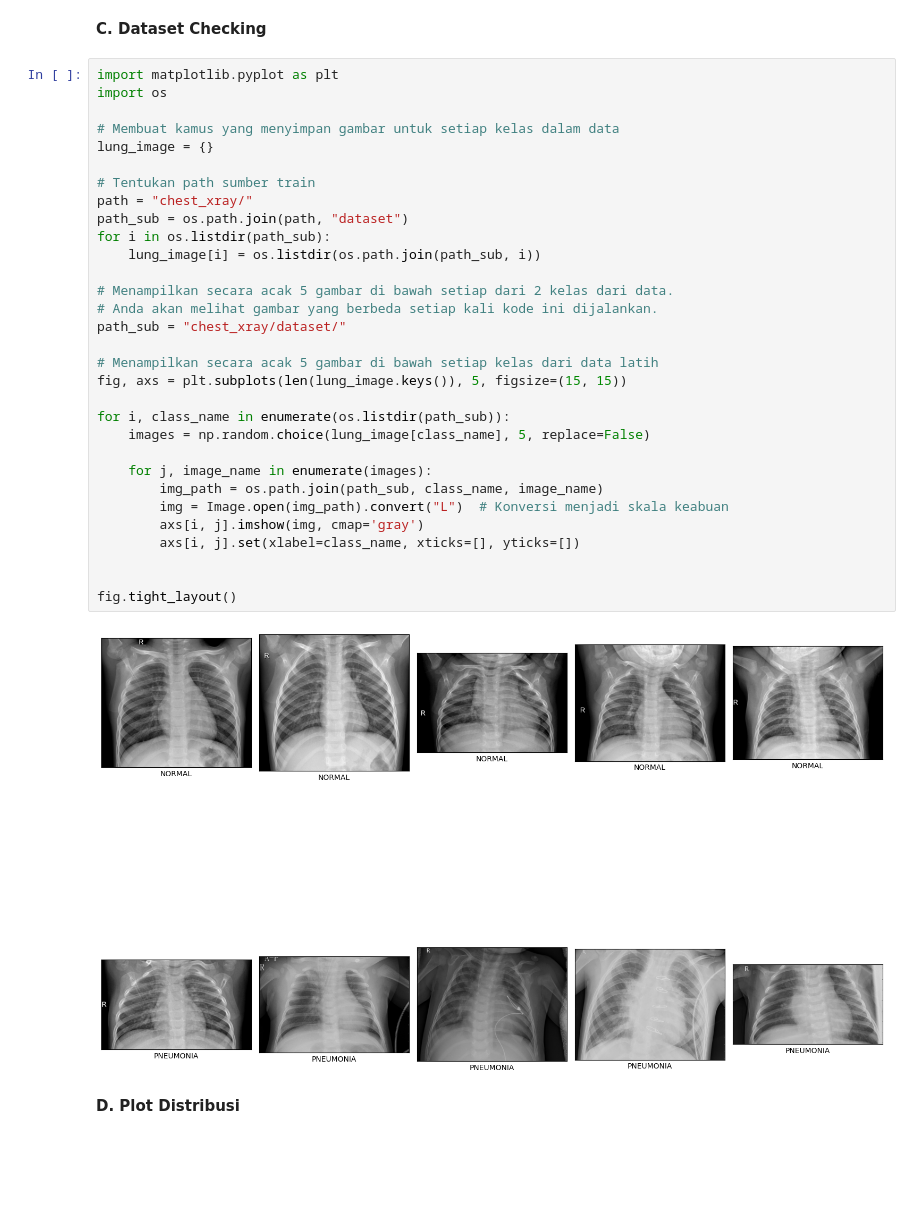
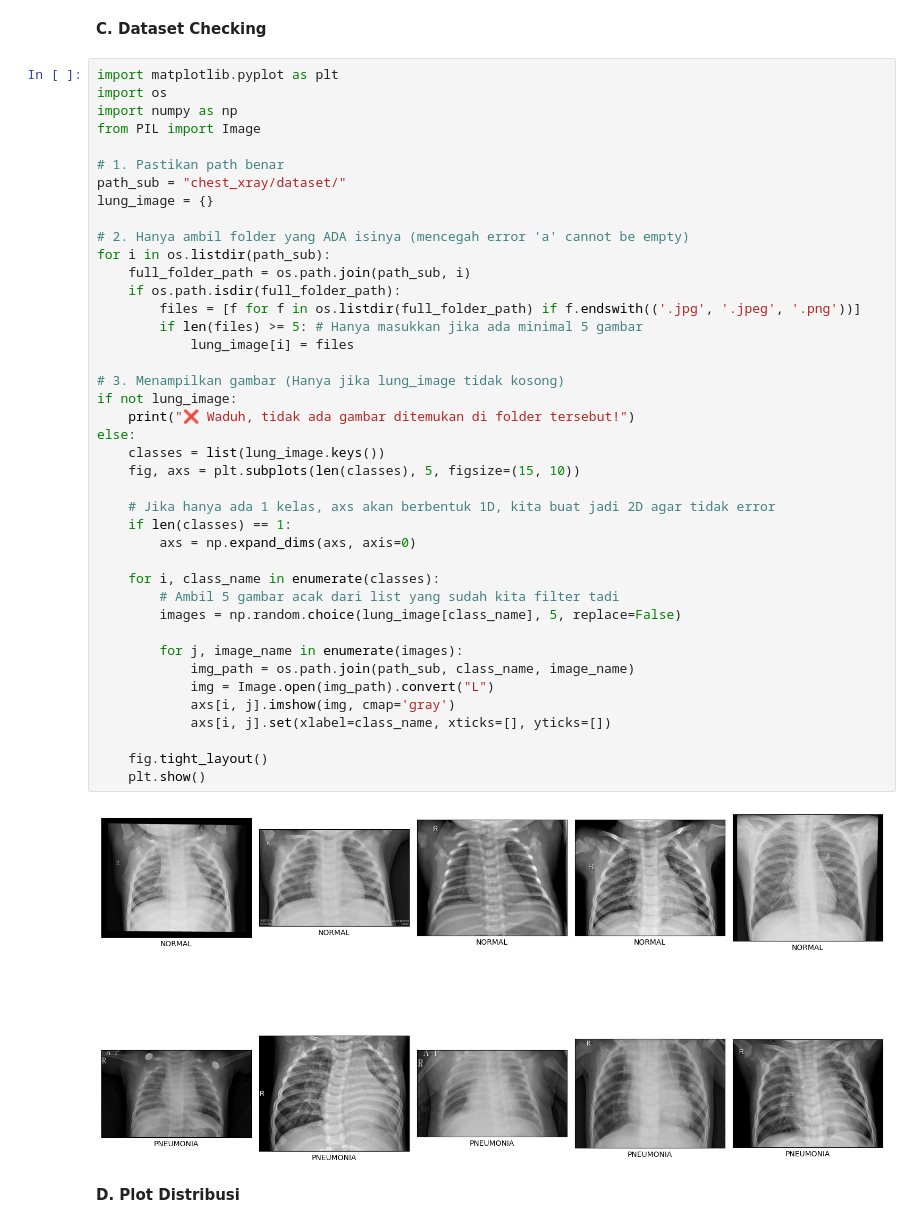
Before and after one commit to Faiq-danZ/Latihan-Klasifikasi-Gambar, a Jupyter notebook: Chest-Xray-Pneumonia-Classification.ipynb, the cells around one changed output. Cells and saved outputs as stored; diff of their text form; blank space fills up the shorter version.

```diff
--- a/Chest-Xray-Pneumonia-Classification.ipynb
+++ b/Chest-Xray-Pneumonia-Classification.ipynb
@@ -116,39 +116,49 @@ for category in os.listdir(test_dir):
         shutil.copytree(category_dir, os.path.join(combined_dir, category), dirs_exist_ok=True)
 # %% [markdown]
 **C. Dataset Checking**
-# %%
-import matplotlib.pyplot as plt
-import os
-
-# Membuat kamus yang menyimpan gambar untuk setiap kelas dalam data
-lung_image = {}
-
-# Tentukan path sumber train
-path = "chest_xray/"
-path_sub = os.path.join(path, "dataset")
-for i in os.listdir(path_sub):
-    lung_image[i] = os.listdir(os.path.join(path_sub, i))
-
-# Menampilkan secara acak 5 gambar di bawah setiap dari 2 kelas dari data.
-# Anda akan melihat gambar yang berbeda setiap kali kode ini dijalankan.
-path_sub = "chest_xray/dataset/"
-
-# Menampilkan secara acak 5 gambar di bawah setiap kelas dari data latih
-fig, axs = plt.subplots(len(lung_image.keys()), 5, figsize=(15, 15))
-
-for i, class_name in enumerate(os.listdir(path_sub)):
-    images = np.random.choice(lung_image[class_name], 5, replace=False)
-
-    for j, image_name in enumerate(images):
-        img_path = os.path.join(path_sub, class_name, image_name)
-        img = Image.open(img_path).convert("L")  # Konversi menjadi skala keabuan
-        axs[i, j].imshow(img, cmap='gray')
-        axs[i, j].set(xlabel=class_name, xticks=[], yticks=[])
-
-
-fig.tight_layout()
-# %% [output]
-[figure, removed]
+# %%
+import matplotlib.pyplot as plt
+import os
+import numpy as np
+from PIL import Image
+
+# 1. Pastikan path benar
+path_sub = "chest_xray/dataset/"
+lung_image = {}
+
+# 2. Hanya ambil folder yang ADA isinya (mencegah error 'a' cannot be empty)
+for i in os.listdir(path_sub):
+    full_folder_path = os.path.join(path_sub, i)
+    if os.path.isdir(full_folder_path):
+        files = [f for f in os.listdir(full_folder_path) if f.endswith(('.jpg', '.jpeg', '.png'))]
+        if len(files) >= 5: # Hanya masukkan jika ada minimal 5 gambar
+            lung_image[i] = files
+
+# 3. Menampilkan gambar (Hanya jika lung_image tidak kosong)
+if not lung_image:
+    print("❌ Waduh, tidak ada gambar ditemukan di folder tersebut!")
+else:
+    classes = list(lung_image.keys())
+    fig, axs = plt.subplots(len(classes), 5, figsize=(15, 10))
+
+    # Jika hanya ada 1 kelas, axs akan berbentuk 1D, kita buat jadi 2D agar tidak error
+    if len(classes) == 1:
+        axs = np.expand_dims(axs, axis=0)
+
+    for i, class_name in enumerate(classes):
+        # Ambil 5 gambar acak dari list yang sudah kita filter tadi
+        images = np.random.choice(lung_image[class_name], 5, replace=False)
+
+        for j, image_name in enumerate(images):
+            img_path = os.path.join(path_sub, class_name, image_name)
+            img = Image.open(img_path).convert("L")
+            axs[i, j].imshow(img, cmap='gray')
+            axs[i, j].set(xlabel=class_name, xticks=[], yticks=[])
+
+    fig.tight_layout()
+    plt.show()
+# %% [output]
+[figure, added]
 # %% [markdown]
 **D. Plot Distribusi**
 # %%
```
Also changed, not shown: parts of 22 cells of this notebook.
